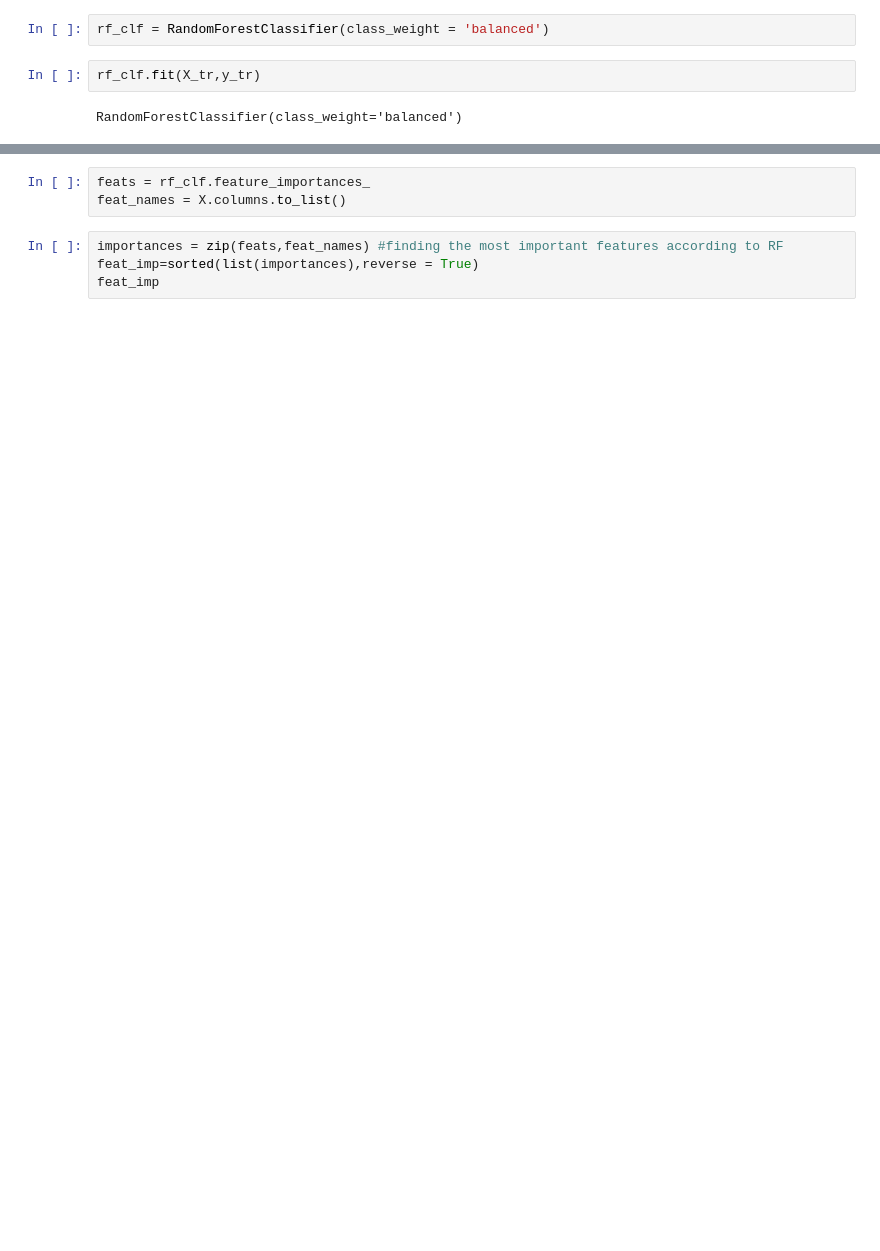
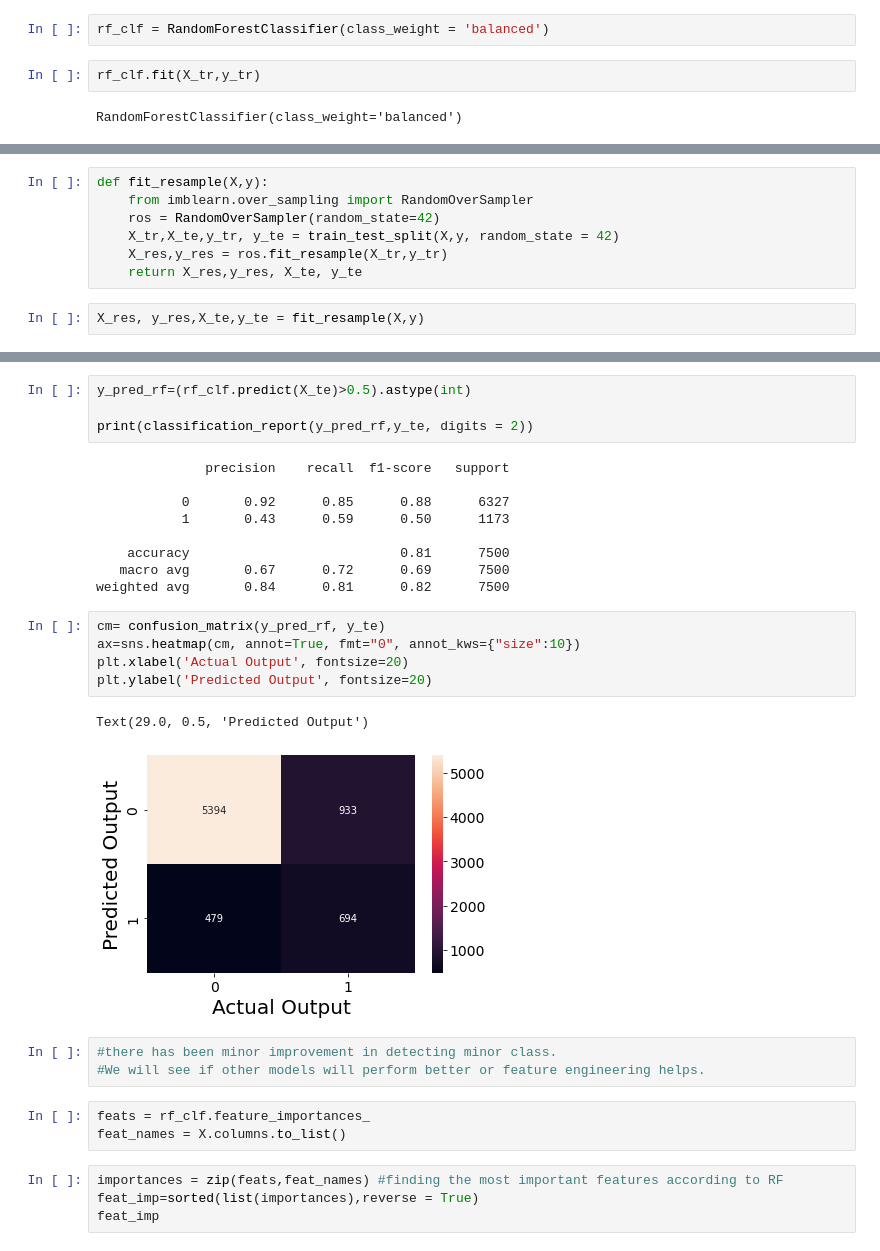
Before and after one commit to Juliana-Yakimchuk/Classif_Credit_Card, a Jupyter notebook: CC_Classification.ipynb, the cells around one changed output, grey strips where cells are left out. Saved outputs shown, nothing was run; the diff lists cells and outputs as text; blank space fills up the shorter version.

```diff
--- a/CC_Classification.ipynb
+++ b/CC_Classification.ipynb
@@ -212,0 +255,9 @@ array([0.81375   , 0.818125  , 0.813125  , 0.81458333, 0.81416667])
+# %%
+def fit_resample(X,y):
+    from imblearn.over_sampling import RandomOverSampler
+    ros = RandomOverSampler(random_state=42)
+    X_tr,X_te,y_tr, y_te = train_test_split(X,y, random_state = 42)
+    X_res,y_res = ros.fit_resample(X_tr,y_tr)
+    return X_res,y_res, X_te, y_te
+# %%
+X_res, y_res,X_te,y_te = fit_resample(X,y)
@@ -213,3 +271,27 @@ array([0.81375   , 0.818125  , 0.813125  , 0.81458333, 0.81416667])
+# %%
+y_pred_rf=(rf_clf.predict(X_te)>0.5).astype(int)
+
+print(classification_report(y_pred_rf,y_te, digits = 2))
+# %% [output]
+              precision    recall  f1-score   support
+
+           0       0.92      0.85      0.88      6327
+           1       0.43      0.59      0.50      1173
+
+    accuracy                           0.81      7500
+   macro avg       0.67      0.72      0.69      7500
+weighted avg       0.84      0.81      0.82      7500
+# %%
+cm= confusion_matrix(y_pred_rf, y_te)
+ax=sns.heatmap(cm, annot=True, fmt="0", annot_kws={"size":10})
+plt.xlabel('Actual Output', fontsize=20)
+plt.ylabel('Predicted Output', fontsize=20)
+# %% [output]
+Text(29.0, 0.5, 'Predicted Output')
+[figure, added]
+# %%
+#there has been minor improvement in detecting minor class.
+#We will see if other models will perform better or feature engineering helps.
 # %%
 feats = rf_clf.feature_importances_
 feat_names = X.columns.to_list()
```
Also changed, not shown: parts of 56 cells of this notebook.
